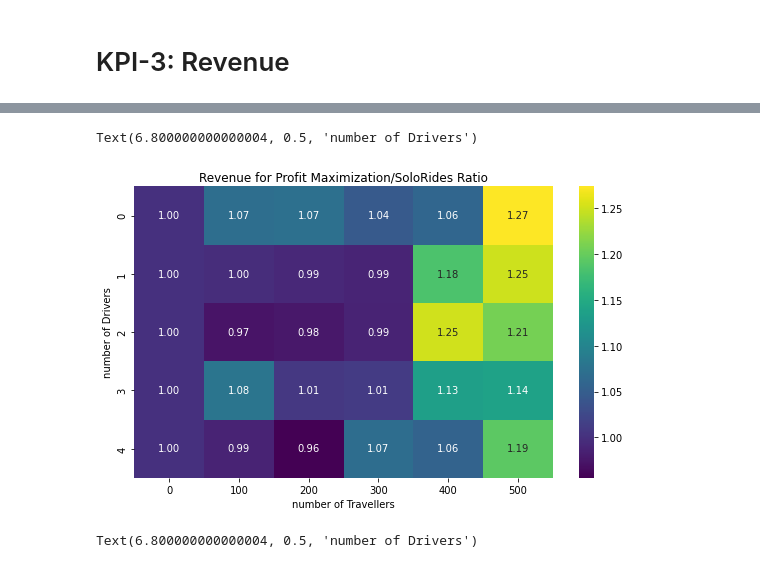
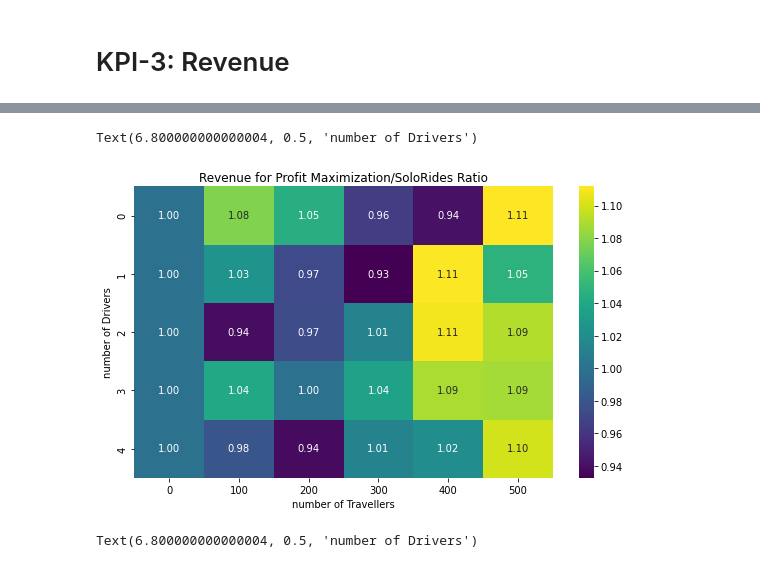
Before and after one commit to Jagiellonian-University/MaaSSim, a Jupyter notebook: docs/tutorials/Plotting/ratioheatmap1.ipynb, the cells around one changed output, grey strips where cells are left out. Saved outputs shown, nothing was run; the diff lists cells and outputs as text; code cells hidden in the pictures.

```diff
--- a/docs/tutorials/Plotting/ratioheatmap1.ipynb
+++ b/docs/tutorials/Plotting/ratioheatmap1.ipynb
@@ -223,15 +224,15 @@ Text(6.800000000000004, 0.5, 'number of Drivers')
 # %% [markdown]
 # KPI-3: Revenue
 # %%
-PMR = pd.read_csv('D:/Development/GitHub-ProjectV2.0/MaaSSim/docs/tutorials/Results/Simulation/Driver/Revenue/Revenue_Profit-Maximization.csv')
+PMR = pd.read_csv('D:/Development/GitHub-ProjectV2.0/MaaSSim/docs/tutorials/Results/Simulation/Driver/KPI-1-Revenue/Revenue_Profit-Maximization.csv')
 print(PMR)
-SR = pd.read_csv('D:/Development/GitHub-ProjectV2.0/MaaSSim/docs/tutorials/Results/Simulation/Driver/Revenue/Revenue_Solo-Rides.csv')
+SR = pd.read_csv('D:/Development/GitHub-ProjectV2.0/MaaSSim/docs/tutorials/Results/Simulation/Driver/KPI-1-Revenue/Revenue_Solo-Rides.csv')
 print(SR)
-PR = pd.read_csv('D:/Development/GitHub-ProjectV2.0/MaaSSim/docs/tutorials/Results/Simulation/Driver/Revenue/Revenue_Pooled-Rides.csv')
-df_RS = PMR.div(SR, level=1, fill_value=1)
-print (df2)
-df_RP = PR.div(SR, level=1, fill_value=1)
-print (df3)
+PR = pd.read_csv('D:/Development/GitHub-ProjectV2.0/MaaSSim/docs/tutorials/Results/Simulation/Driver/KPI-1-Revenue/Revenue_Pooled-Rides.csv')
+df = PMR.div(SR, level=1, fill_value=1)
+print (df)
+df = PR.div(SR, level=1, fill_value=1)
+print (df)
 # %% [output]
     0      100      200      300       400       500
 0  10  245.440  537.232  782.145   943.000  1032.158
@@ -253,13 +254,13 @@ print (df3)
 # %%
 import matplotlib.pyplot as plt
 import seaborn as sns
 plt.title('Revenue for Profit Maximization/SoloRides Ratio')
-sns.heatmap(data = df_RS,annot=True,fmt=".2f",cmap='viridis')
+sns.heatmap(data = df,annot=True,fmt=".2f",cmap='viridis')
 plt.xlabel('number of Travellers',fontsize=10)
 plt.ylabel('number of Drivers',fontsize=10)
 # %% [output]
 Text(6.800000000000004, 0.5, 'number of Drivers')
-[figure, old version]
+[figure, new version]
 # %%
 import matplotlib.pyplot as plt
 import seaborn as sns
```
Also changed, not shown: parts of 14 cells of this notebook, 18 other files.
